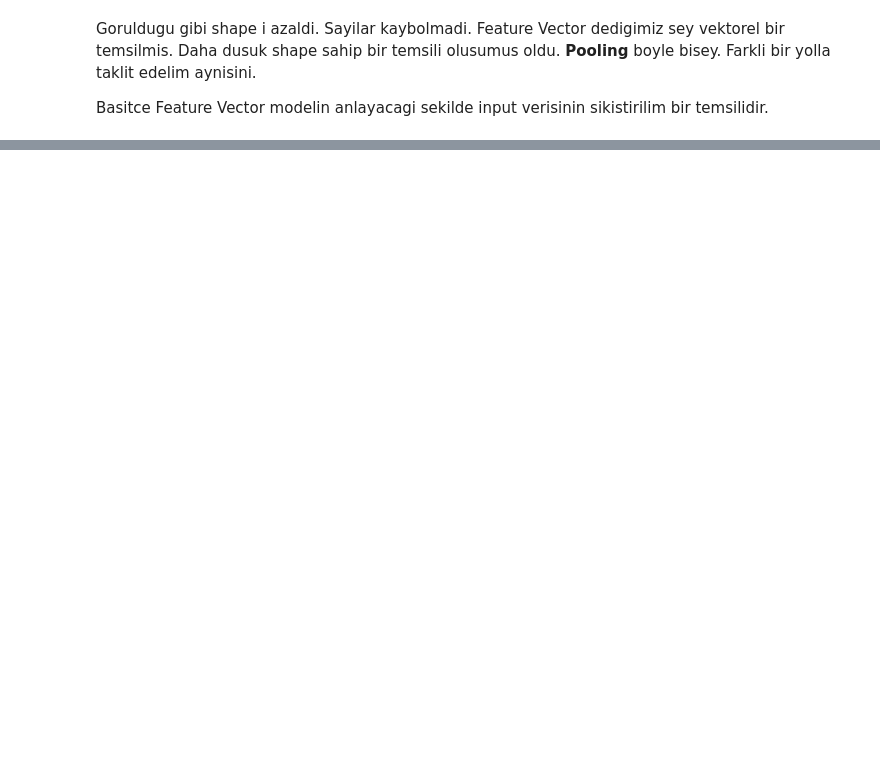
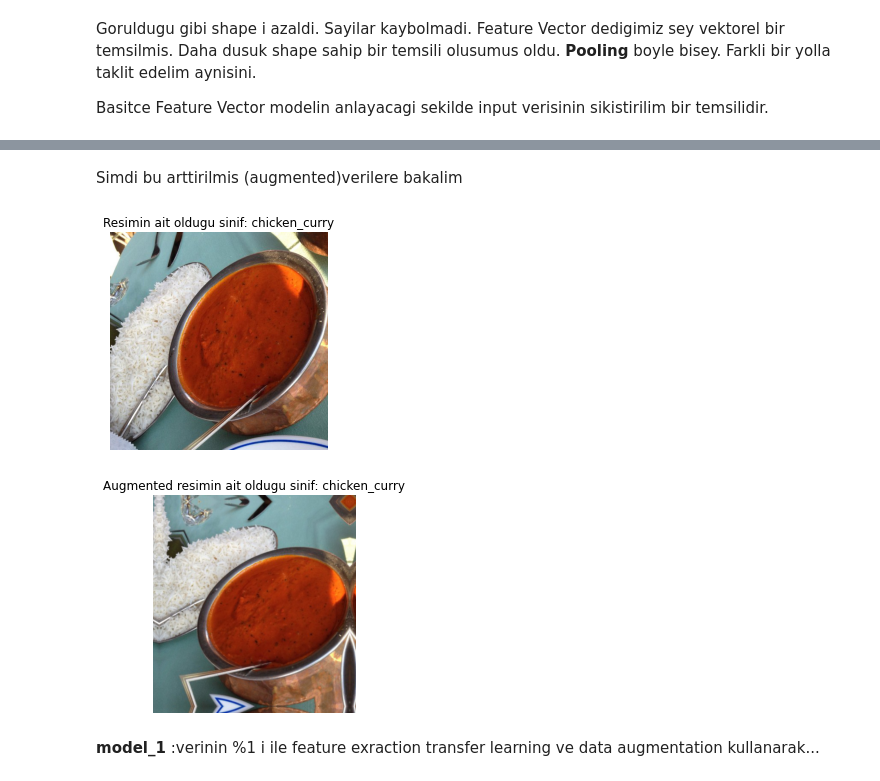
Before and after one commit to mertorelio/deeplearning-notes, a Jupyter notebook: Transfer_Learning_Fine_Tuning.ipynb, the cells around one changed output, grey strips where cells are left out. Drawn from its saved outputs; the diff is of its cells as text; code cells hidden in the pictures; blank space fills up the shorter version.

```diff
--- a/Transfer_Learning_Fine_Tuning.ipynb
+++ b/Transfer_Learning_Fine_Tuning.ipynb
@@ -304,0 +342,3 @@ tf.reduce_mean(input_tensor, axis=[1,2]) #1 ve 2. axis dekini ortalama ile azalt
+# %%
+train_dir_1_percent = "10_food_classes_1_percent/train"
+test_dir = "10_food_classes_1_percent/test"
@@ -304,0 +386,44 @@ tf.reduce_mean(input_tensor, axis=[1,2]) #1 ve 2. axis dekini ortalama ile azalt
+# %%
+import tensorflow as tf
+from tensorflow import keras
+
+
+
+# Create a data augmentation stage with horizontal flipping, rotations, zooms
+data_augmentation = keras.Sequential([
+
+  tf.keras.layers.RandomFlip("horizontal"),
+  tf.keras.layers.RandomRotation(0.2),
+  tf.keras.layers.RandomZoom(0.2),
+  tf.keras.layers.RandomHeight(0.2),
+  tf.keras.layers.RandomWidth(0.2),
+  #tf.keras.layers.Rescaling(1./255) # keep for ResNet50V2, remove for EfficientNetB0
+], name ="data_augmentation")
+# %% [markdown]
+Simdi bu arttirilmis (augmented)verilere bakalim
+# %%
+import matplotlib.pyplot as plt
+import matplotlib.image as mpimg
+import os
+import random
+target_class = random.choice(train_data_1_percent.class_names)
+target_dir = "10_food_classes_1_percent/train/" + target_class
+random_image = random.choice(os.listdir(target_dir))
+random_image_path = target_dir + "/" + random_image
+
+# rasgele resimi alalim
+img = mpimg.imread(random_image_path)
+plt.imshow(img)
+plt.title(f"Resimin ait oldugu sinif: {target_class}")
+plt.axis(False);
+
+# augmented resime bakalim
+augmented_img = data_augmentation(img,training=True)
+plt.figure()
+plt.imshow(tf.squeeze(augmented_img)/255)
+plt.title(f"Augmented resimin ait oldugu sinif: {target_class}")
+plt.axis(False);
+# print(augmented_img)
+# %% [output]
+[figure, added]
+[figure, added]
@@ -304,0 +432,2 @@ tf.reduce_mean(input_tensor, axis=[1,2]) #1 ve 2. axis dekini ortalama ile azalt
+# %% [markdown]
+**model_1** :verinin %1 i ile feature exraction transfer learning ve data augmentation kullanarak...
```
Also changed, not shown: parts of 81 cells of this notebook.
